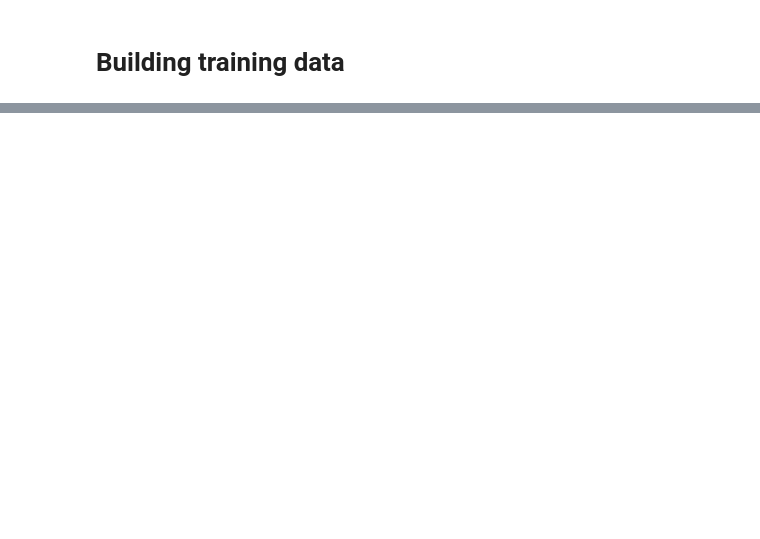
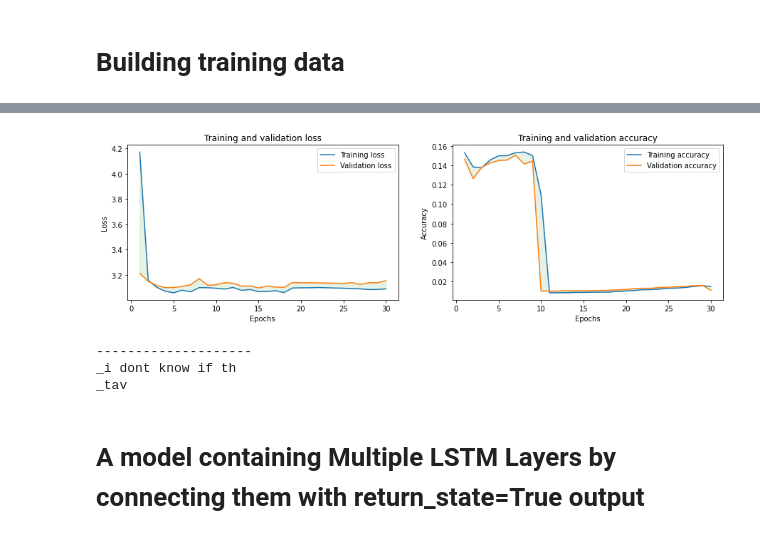
Before and after one commit to rbouadjenek/Speech-to-Text, a Jupyter notebook: Code.ipynb, the cells around one changed output, grey strips where cells are left out. Drawn from its saved outputs; the diff is of its cells as text; code cells hidden in the pictures; blank space fills up the shorter version.

```diff
--- a/Code.ipynb
+++ b/Code.ipynb
@@ -475,0 +505,25 @@ len(times)
+# %%
+def create_model_builder(hidden_dim, learning_rate=0.001):
+  input = Input(shape=(maxlen, train_shape[2]))
+
+  lstm1 = LSTM(hidden_dim, return_state=True)
+  LSTM_output, state_h, state_c = lstm1(input)
+  states = [state_h, state_c]
+  repeat=RepeatVector(maxlen)
+  LSTM_output = repeat(LSTM_output)
+
+  lstm2 = LSTM(hidden_dim,return_sequences=True)
+  all_state_h = lstm2(LSTM_output,initial_state=states)
+
+  output = TimeDistributed(Dense(vocal_size))(all_state_h)
+  model = Model(input,output)
+
+
+  model.compile(loss="sparse_categorical_crossentropy",
+              optimizer=Adam(1e-3),
+              metrics=['accuracy'])
+
+  return model
+# %%
+model_2 = create_model_builder(hidden_dim=256, learning_rate=0.001)
+model_2.summary()
@@ -475,0 +551,8 @@ len(times)
+# %%
+history_2 = model_2.fit(X[:train_len],
+                    y[:train_len],
+                    epochs=no_epochs,
+                    batch_size=bs,
+                    verbose=1,
+                    validation_data = (X[train_len:], y[train_len:]),
+                    callbacks=[test1, test2])
@@ -475,0 +577,12 @@ len(times)
+# %%
+plot_performance(history_2)
+# %% [output]
+[figure, added]
+# %%
+test(model_2)
+# %% [output]
+--------------------
+_i dont know if th
+_tav
+# %% [markdown]
+#  A model containing Multiple LSTM Layers by connecting them with return_state=True output
```
Also changed, not shown: parts of 77 cells of this notebook.
